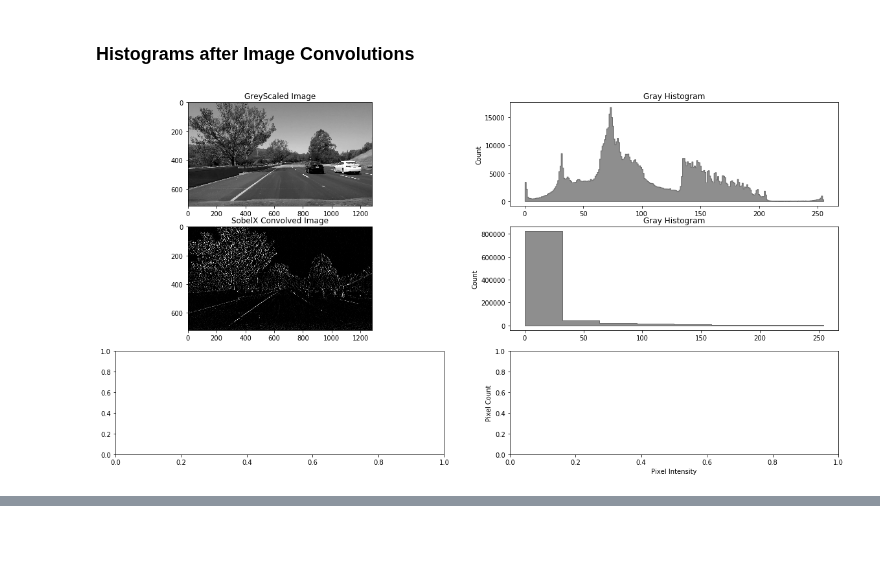
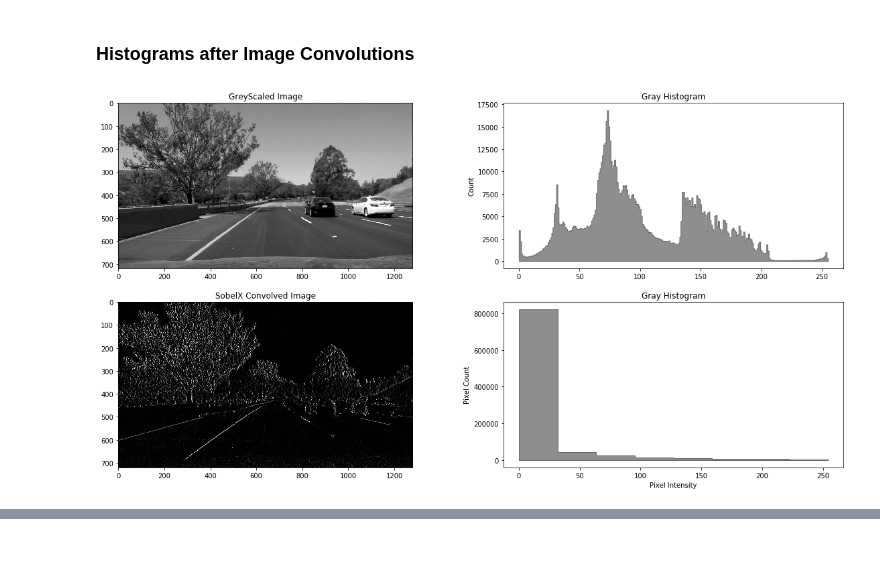
Before and after one commit to Defcon27/Image-Search-using-Parallel-Computing, a Jupyter notebook: Image_Histograms/ImageHistVisualizations.ipynb, the cells around one changed output, grey strips where cells are left out. Drawn from its saved outputs; the diff is of its cells as text; code cells hidden in the pictures.

Commit message:
Updated Image Histograms

```diff
--- a/Image_Histograms/ImageHistVisualizations.ipynb
+++ b/Image_Histograms/ImageHistVisualizations.ipynb
@@ -117,24 +117,24 @@ plt.show()
 # %%
 from ConvolutionalFilters import ConvolutionFilter
 from ImageHistogram import plotGrayDistribution
 from ImageHistogram import plotConvolveDistribution
 
-image = cv2.imread("Image_Database/road.jpg")
+image = cv2.imread("../Image_Database/road.jpg")
 
 filters = ConvolutionFilter(image)
 filtered_image_sx = filters.applySobelX()
 filtered_image_sy = filters.applySobelY()
 
-f, ax = plt.subplots(3, 2, figsize=(20,10))
+f, ax = plt.subplots(2, 2, figsize=(20,10))
 
 ax[0,0].set_title('GreyScaled Image')
 ax[0,0].imshow(filters.image, cmap="gray")
 ax[0,1].set_title('Gray Histogram')
 plotGrayDistribution(filters.image, ax[0,1])
 ax[1,0].set_title('SobelX Convolved Image')
 ax[1,0].imshow(filtered_image_sx, cmap="gray")
 ax[1,1].set_title('Gray Histogram')
 plotConvolveDistribution(filtered_image_sx, 8,ax[1,1])
 plt.show()
 # %% [output]
-[figure, old version]
+[figure, new version]
```
Also changed, not shown: parts of 11 cells of this notebook.
